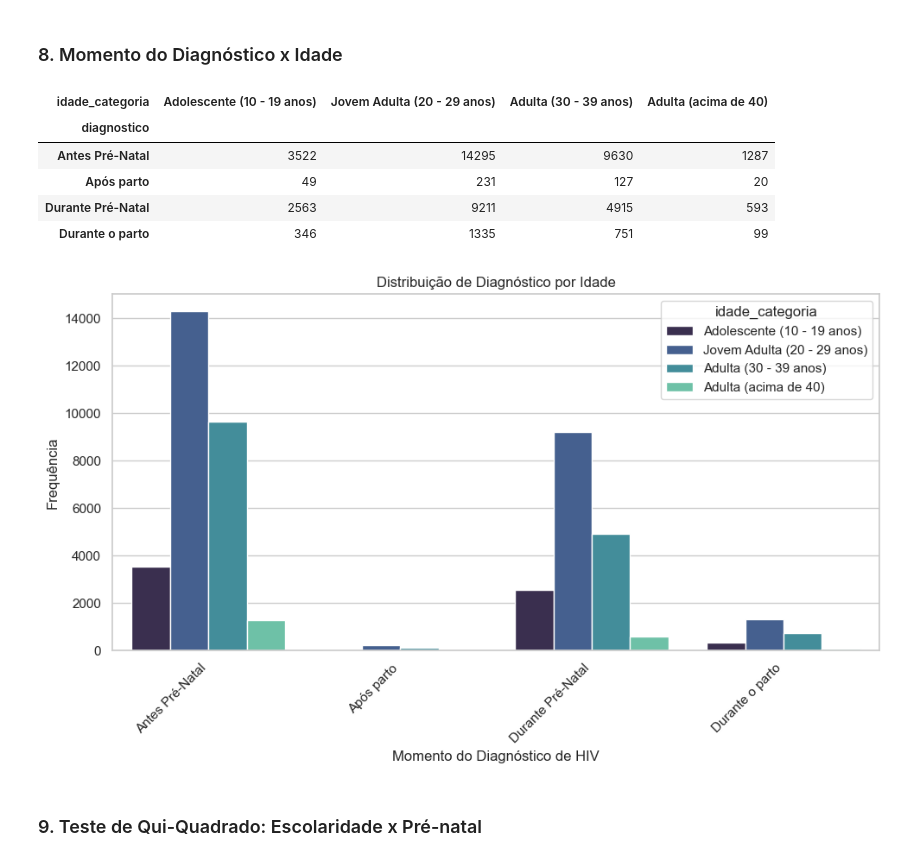
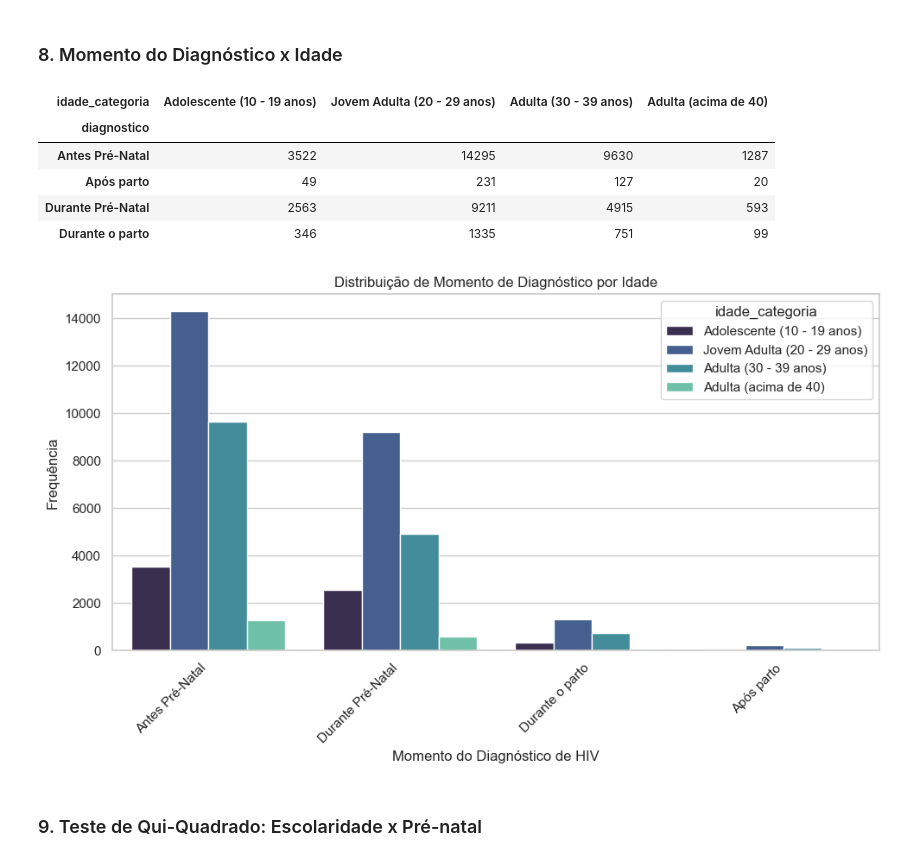
Before and after one commit to psantiago20/Desafio_Relampago_Analytics, a Jupyter notebook: notebooks/HIV-Gestante-Completo.ipynb, the cells around one changed output. Saved outputs shown, nothing was run; the diff lists cells and outputs as text; code cells hidden in the pictures.

```diff
--- a/notebooks/HIV-Gestante-Completo.ipynb
+++ b/notebooks/HIV-Gestante-Completo.ipynb
@@ -349,28 +295,31 @@ Chi-quadrado = 875.9317, p-value = 6.220770172875718e-191
 # %%
 df_q3 = data.dropna(subset=['diagnostico', 'idade_categoria'])
 df_q3 = df_q3[df_q3['idade_categoria'] != 'N/A']
 
 tabela3 = pd.crosstab(df_q3['diagnostico'], df_q3['idade_categoria'])
 display(tabela3)
 
 tabela3_df = tabela3.reset_index().melt(id_vars='diagnostico', var_name='idade_categoria', value_name='Frequencia')
 
 plt.figure(figsize=(10, 6))
-sns.barplot(data=tabela3_df, x='diagnostico', y='Frequencia', hue='idade_categoria', palette='mako')
-plt.title("Distribuição de Diagnóstico por Idade")
+
+ordem_diagnostico = ["Antes Pré-Natal", "Durante Pré-Natal", "Durante o parto", "Após parto"]
+sns.barplot(data=tabela3_df, x='diagnostico', y='Frequencia', hue='idade_categoria', palette='mako', order=ordem_diagnostico)
+
+plt.title("Distribuição de Momento de Diagnóstico por Idade")
 plt.xlabel("Momento do Diagnóstico de HIV")
 plt.ylabel("Frequência")
 plt.xticks(rotation=45, ha='right')
 plt.tight_layout()
 plt.show()
 # %% [output]
 | idade_categoria | Adolescente (10 - 19 anos) | Jovem Adulta (20 - 29 anos) | Adulta (30 - 39 anos) | Adulta (acima de 40) |
 | diagnostico |  |  |  |  |
 | Antes Pré-Natal | 3522 | 14295 | 9630 | 1287 |
 | Após parto | 49 | 231 | 127 | 20 |
 | Durante Pré-Natal | 2563 | 9211 | 4915 | 593 |
 | Durante o parto | 346 | 1335 | 751 | 99 |
-[figure, old version]
+[figure, new version]
 # %% [markdown]
 ### 9. Teste de Qui-Quadrado: Escolaridade x Pré-natal
 # %%
```
Also changed, not shown: parts of 14 cells of this notebook, 1 other file.
